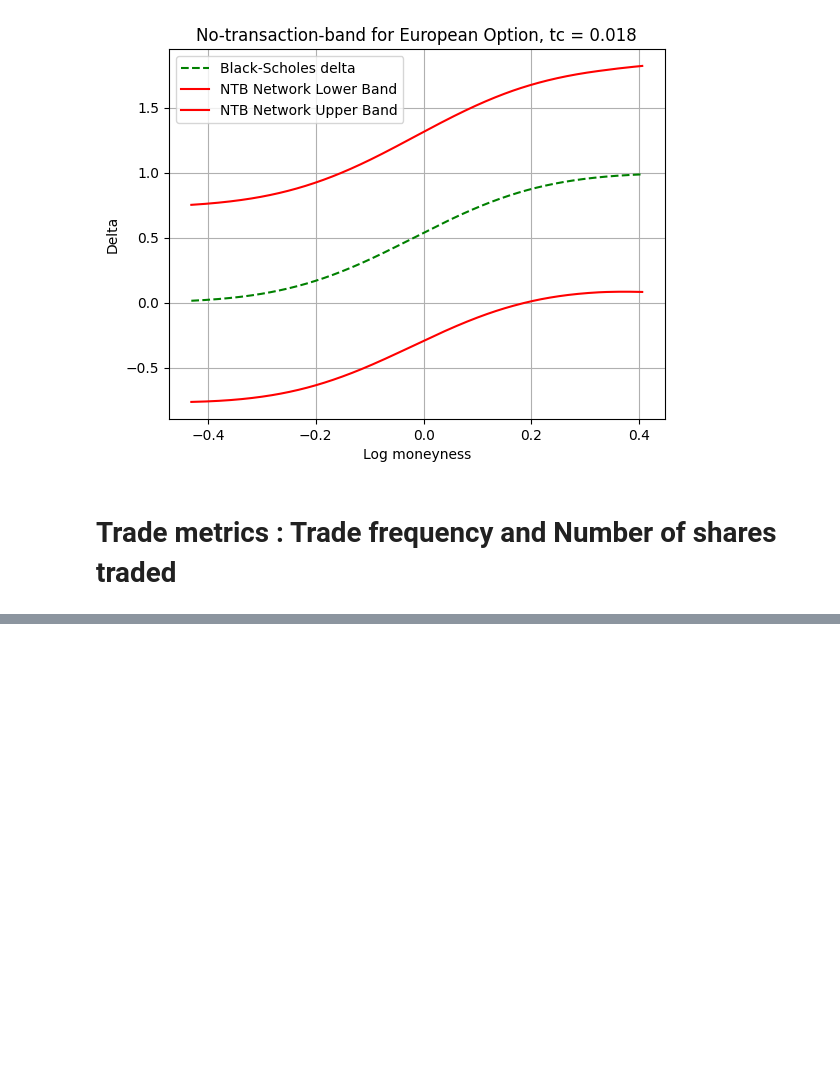
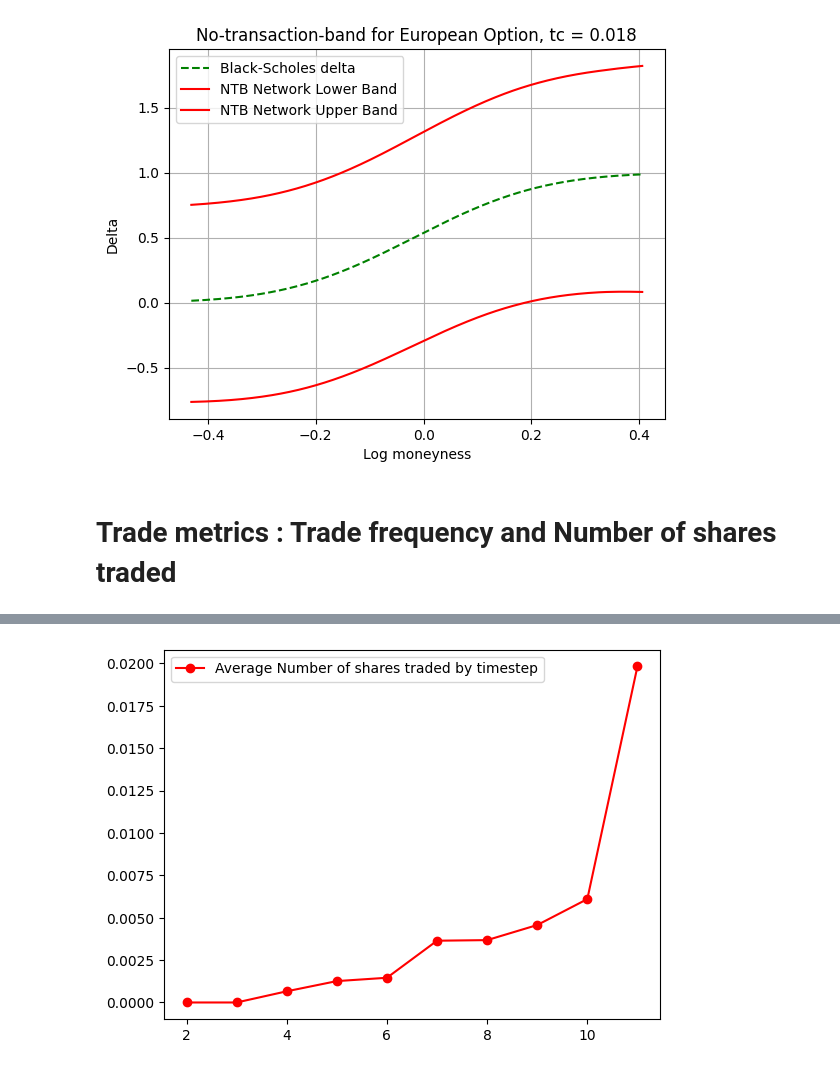
Before and after one commit to JulesArzel/Deep_Hedging_v2, a Jupyter notebook: Deep Reinforcement Learning Approach/Main_Deep_RL_pfhedge.ipynb, the cells around one changed output, grey strips where cells are left out. Cells and saved outputs as stored; diff of their text form; code cells hidden in the pictures; blank space fills up the shorter version.

```diff
--- a/Deep Reinforcement Learning Approach/Main_Deep_RL_pfhedge.ipynb
+++ b/Deep Reinforcement Learning Approach/Main_Deep_RL_pfhedge.ipynb
@@ -362,0 +396,6 @@ Avg # of shares traded per step: 0.0200
+# %%
+plt.plot(range(11,1,-1),avg_shares, c='red', marker='o', label='Average Number of shares traded by timestep')
+plt.legend()
+plt.show()
+# %% [output]
+[figure, added]
```
Also changed, not shown: parts of 3 cells of this notebook.
